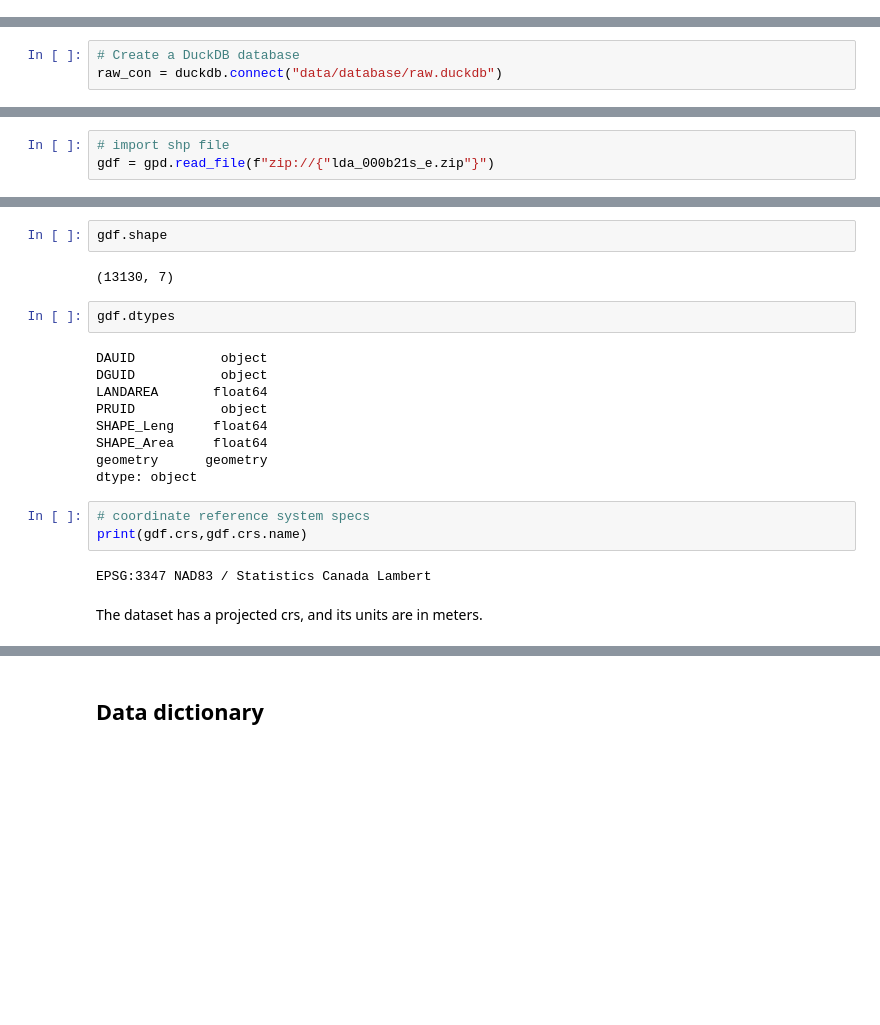
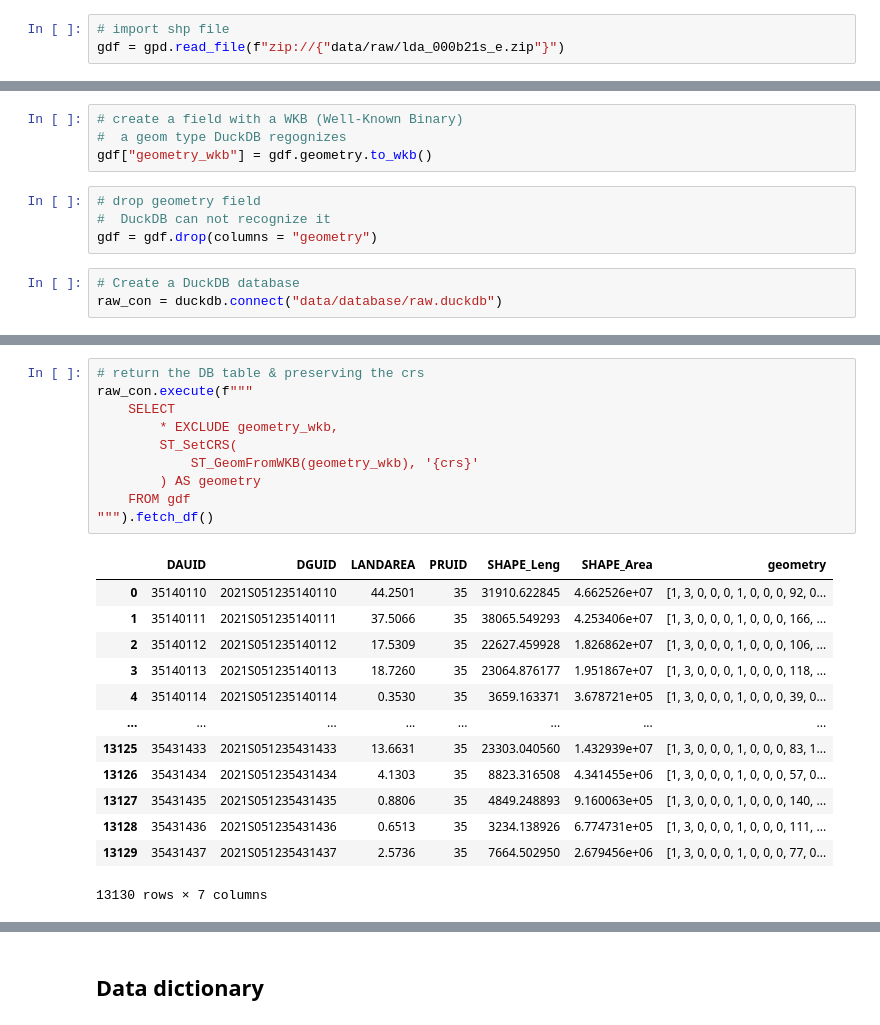
Before and after one commit to AdrianChC/population-census-analysis-ca, a Jupyter notebook: eda-da-boundaries.ipynb, the cells around one changed output, grey strips where cells are left out. Cells and saved outputs as stored; diff of their text form; blank space fills up the shorter version.

```diff
--- a/eda-da-boundaries.ipynb
+++ b/eda-da-boundaries.ipynb
@@ -17,3 +19,6 @@ pd.set_option('display.max_columns', None)
 ## Create a DuckDB database with the dataset
 # %% [markdown]
 The file `lda_000b21s_e.csv.gz` has a ~11mb file size. Since our previous database was built on ducdb. We will keep using it. DuckDB dataset will make it easy to make any process and transformation using SQL queries.
+# %%
+# import shp file
+gdf = gpd.read_file(f"zip://{"data/raw/lda_000b21s_e.zip"}")
@@ -20,3 +40,11 @@ The file `lda_000b21s_e.csv.gz` has a ~11mb file size. Since our previous databa
+# %%
+# create a field with a WKB (Well-Known Binary)
+#  a geom type DuckDB regognizes
+gdf["geometry_wkb"] = gdf.geometry.to_wkb()
+# %%
+# drop geometry field
+#  DuckDB can not recognize it
+gdf = gdf.drop(columns = "geometry")
 # %%
 # Create a DuckDB database
 raw_con = duckdb.connect("data/database/raw.duckdb")
@@ -59,3 +59,0 @@ prompt
-# %%
-# import shp file
-gdf = gpd.read_file(f"zip://{"lda_000b21s_e.zip"}")
@@ -71,22 +60,24 @@ gdf.head()
-# %%
-gdf.shape
-# %% [output]
-(13130, 7)
-# %%
-gdf.dtypes
-# %% [output]
-DAUID           object
-DGUID           object
-LANDAREA       float64
-PRUID           object
-SHAPE_Leng     float64
-SHAPE_Area     float64
-geometry      geometry
-dtype: object
-# %%
-# coordinate reference system specs
-print(gdf.crs,gdf.crs.name)
-# %% [output]
-EPSG:3347 NAD83 / Statistics Canada Lambert
-# %% [markdown]
-The dataset has a projected crs, and its units are in meters.
+# %%
+# return the DB table & preserving the crs
+raw_con.execute(f"""
+    SELECT
+        * EXCLUDE geometry_wkb,
+        ST_SetCRS(
+            ST_GeomFromWKB(geometry_wkb), '{crs}'
+        ) AS geometry
+    FROM gdf
+""").fetch_df()
+# %% [output]
+|  | DAUID | DGUID | LANDAREA | PRUID | SHAPE_Leng | SHAPE_Area | geometry |
+| 0 | 35140110 | 2021S051235140110 | 44.2501 | 35 | 31910.622845 | 4.662526e+07 | [1, 3, 0, 0, 0, 1, 0, 0, 0, 92, 0... |
+| 1 | 35140111 | 2021S051235140111 | 37.5066 | 35 | 38065.549293 | 4.253406e+07 | [1, 3, 0, 0, 0, 1, 0, 0, 0, 166, ... |
+| 2 | 35140112 | 2021S051235140112 | 17.5309 | 35 | 22627.459928 | 1.826862e+07 | [1, 3, 0, 0, 0, 1, 0, 0, 0, 106, ... |
+| 3 | 35140113 | 2021S051235140113 | 18.7260 | 35 | 23064.876177 | 1.951867e+07 | [1, 3, 0, 0, 0, 1, 0, 0, 0, 118, ... |
+| 4 | 35140114 | 2021S051235140114 | 0.3530 | 35 | 3659.163371 | 3.678721e+05 | [1, 3, 0, 0, 0, 1, 0, 0, 0, 39, 0... |
+| ... | ... | ... | ... | ... | ... | ... | ... |
+| 13125 | 35431433 | 2021S051235431433 | 13.6631 | 35 | 23303.040560 | 1.432939e+07 | [1, 3, 0, 0, 0, 1, 0, 0, 0, 83, 1... |
+| 13126 | 35431434 | 2021S051235431434 | 4.1303 | 35 | 8823.316508 | 4.341455e+06 | [1, 3, 0, 0, 0, 1, 0, 0, 0, 57, 0... |
+| 13127 | 35431435 | 2021S051235431435 | 0.8806 | 35 | 4849.248893 | 9.160063e+05 | [1, 3, 0, 0, 0, 1, 0, 0, 0, 140, ... |
+| 13128 | 35431436 | 2021S051235431436 | 0.6513 | 35 | 3234.138926 | 6.774731e+05 | [1, 3, 0, 0, 0, 1, 0, 0, 0, 111, ... |
+| 13129 | 35431437 | 2021S051235431437 | 2.5736 | 35 | 7664.502950 | 2.679456e+06 | [1, 3, 0, 0, 0, 1, 0, 0, 0, 77, 0... |
+13130 rows × 7 columns
```
Also changed, not shown: parts of 21 cells of this notebook.
